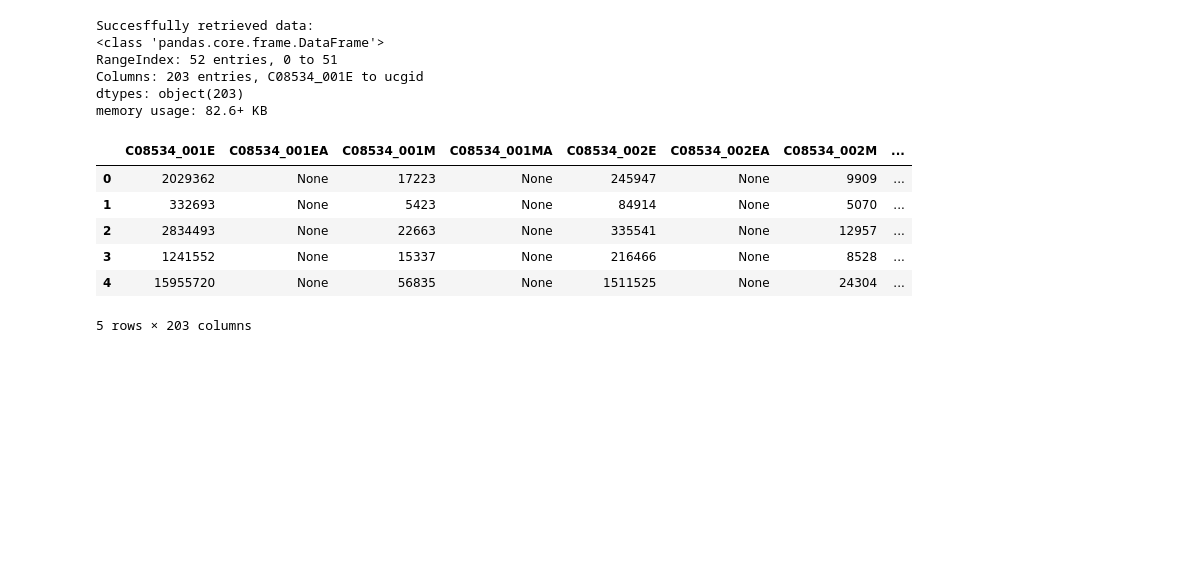
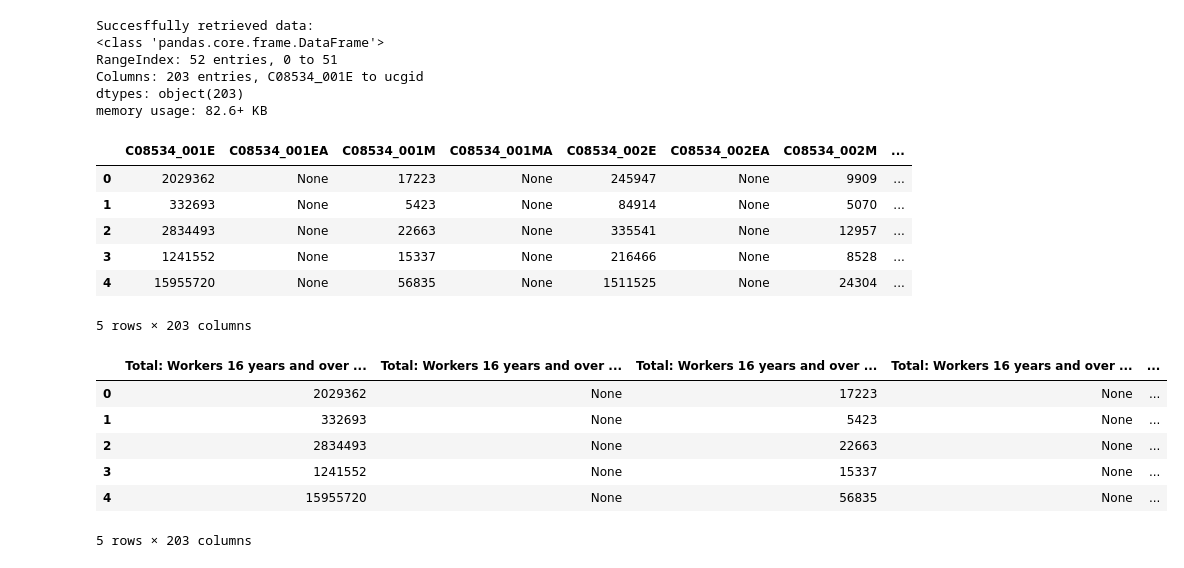
Before and after one commit to angelikabrown/CensusDataEDA, a Jupyter notebook: census_data_cleaning.ipynb, the cells around one changed output. Cells and saved outputs as stored; diff of their text form; code cells hidden in the pictures; blank space fills up the shorter version.

```diff
--- a/census_data_cleaning.ipynb
+++ b/census_data_cleaning.ipynb
@@ -2199,0 +2316,10 @@ df.head()
+# %%
+df.head()
+# %% [output]
+|  | Total: Workers 16 years and over ... | Total: Workers 16 years and over ... | Total: Workers 16 years and over ... | Total: Workers 16 years and over ... | ... |
+| 0 | 2029362 | None | 17223 | None | ... |
+| 1 | 332693 | None | 5423 | None | ... |
+| 2 | 2834493 | None | 22663 | None | ... |
+| 3 | 1241552 | None | 15337 | None | ... |
+| 4 | 15955720 | None | 56835 | None | ... |
+5 rows × 203 columns
```
Also changed, not shown: parts of 2 cells of this notebook.
